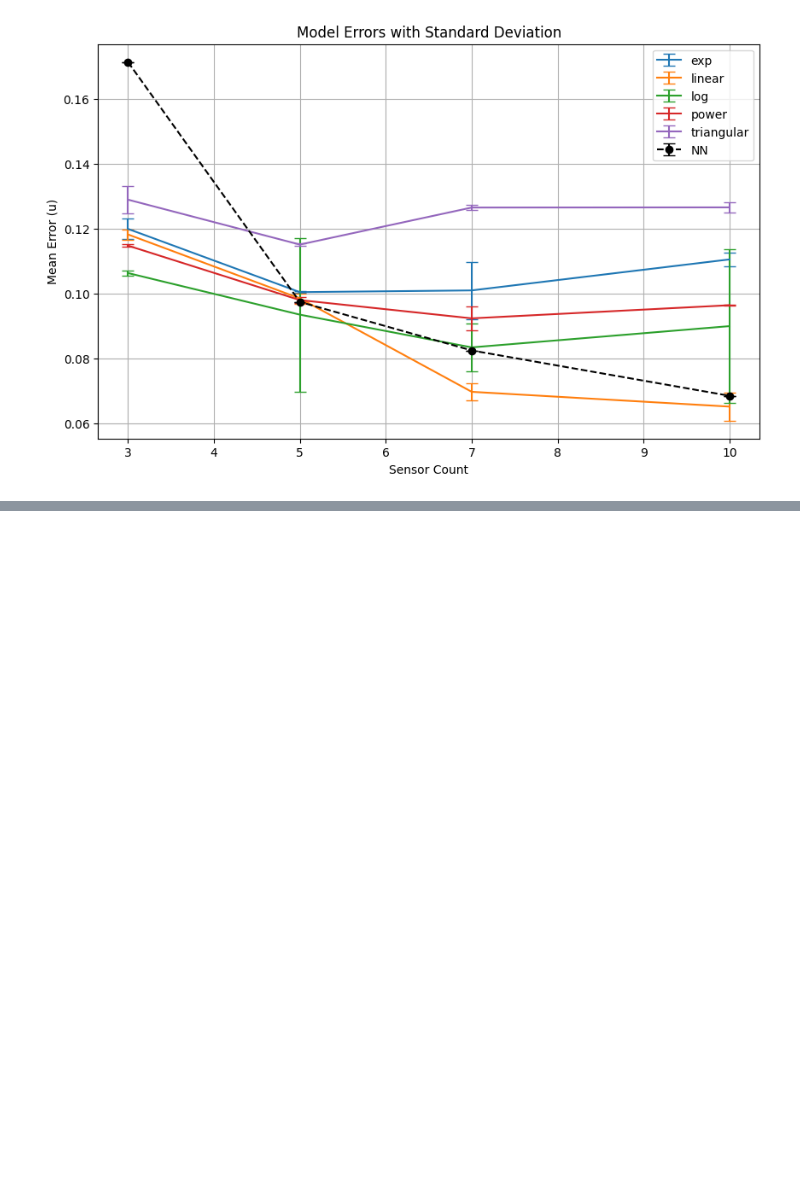
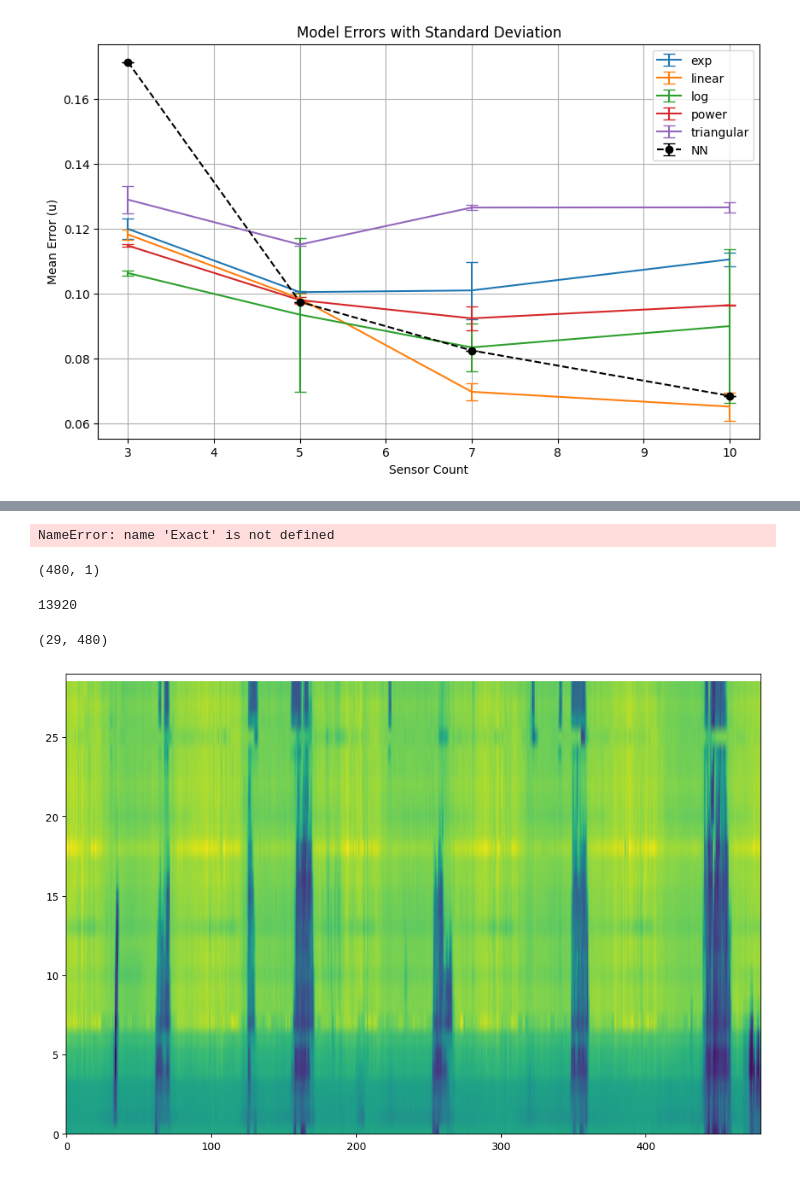
Before and after one commit to WaimenMak/PIDL, a Jupyter notebook: utils/plots.ipynb, the cells around one changed output, grey strips where cells are left out. Drawn from its saved outputs; the diff is of its cells as text; code cells hidden in the pictures; blank space fills up the shorter version.

```diff
--- a/utils/plots.ipynb
+++ b/utils/plots.ipynb
@@ -81,0 +417,36 @@ plt.show()
+# %%
+# per location only
+df_loc, vf_map_loc = infer_speed_limits_chunked(Exact, x, t, chunk_hours=0, perc=95)
+
+# # per location and per 8 hour chunk, with mild smoothing
+# df_time, vf_map_time = infer_speed_limits_chunked(
+#     U, x, T,
+#     chunk_hours=8,
+#     perc=95,
+#     smooth_space_window=3,
+#     smooth_time_window=3
+# )
+# %% [output]
+NameError: name 'Exact' is not defined
+# %%
+t.shape
+# %% [output]
+(480, 1)
+# %%
+29*480
+# %% [output]
+13920
+# %%
+U_train_sensor.shape
+# %% [output]
+(29, 480)
+# %%
+U_train_sensor = u_train.reshape(x.shape[0],t.shape[0])
+# %%
+fig = plt.figure(figsize=(12,8))
+plt.imshow(U_train_sensor, aspect='auto', cmap='viridis')
+# make the y axis start at 0 and go up
+plt.ylim(0, U_train_sensor.shape[0])
+plt.show()
+# %% [output]
+[figure, added]
```
Also changed, not shown: parts of 21 cells of this notebook, 5 other files.
